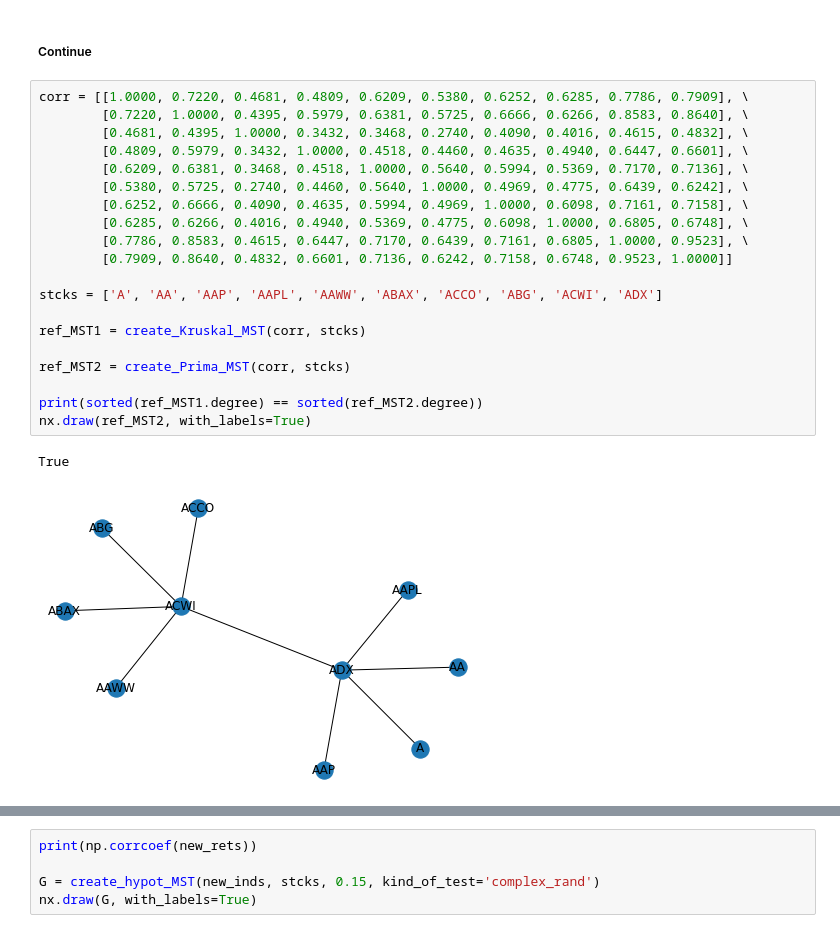
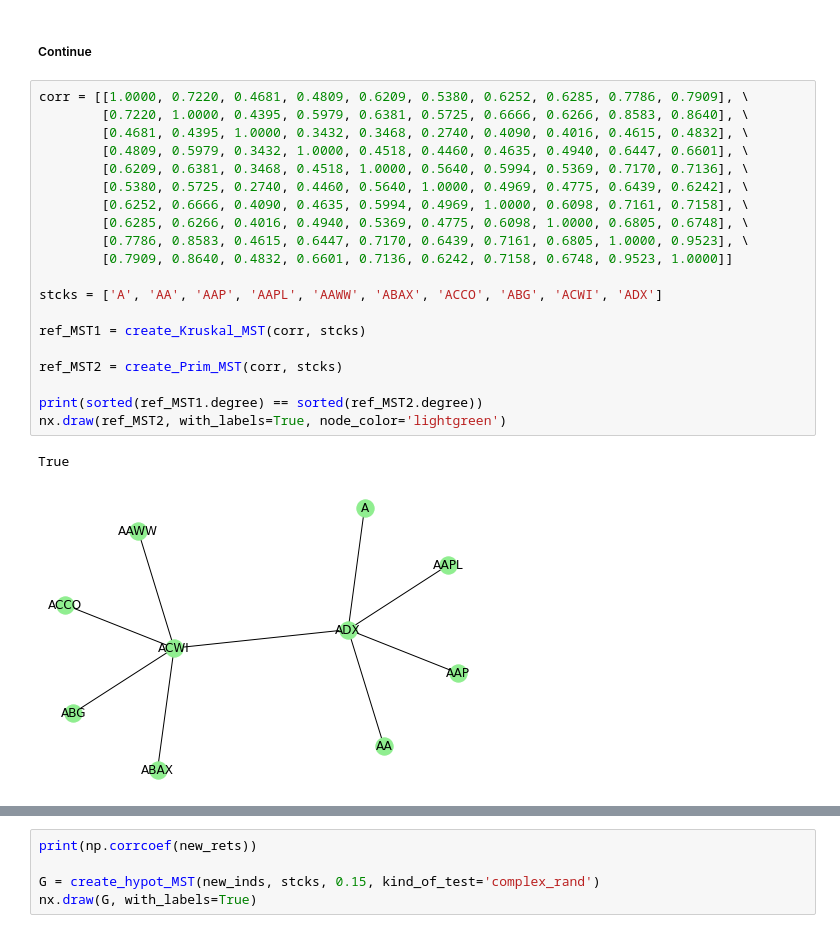
Before and after one commit to kislN/SignProcedure, a Jupyter notebook: main_rand_values.ipynb, the cells around one changed output, grey strips where cells are left out. Saved outputs shown, nothing was run; the diff lists cells and outputs as text.

```diff
--- a/main_rand_values.ipynb
+++ b/main_rand_values.ipynb
@@ -431,26 +406,26 @@ observations number = 100
 # %%
 corr = [[1.0000, 0.7220, 0.4681, 0.4809, 0.6209, 0.5380, 0.6252, 0.6285, 0.7786, 0.7909], \
         [0.7220, 1.0000, 0.4395, 0.5979, 0.6381, 0.5725, 0.6666, 0.6266, 0.8583, 0.8640], \
         [0.4681, 0.4395, 1.0000, 0.3432, 0.3468, 0.2740, 0.4090, 0.4016, 0.4615, 0.4832], \
         [0.4809, 0.5979, 0.3432, 1.0000, 0.4518, 0.4460, 0.4635, 0.4940, 0.6447, 0.6601], \
         [0.6209, 0.6381, 0.3468, 0.4518, 1.0000, 0.5640, 0.5994, 0.5369, 0.7170, 0.7136], \
         [0.5380, 0.5725, 0.2740, 0.4460, 0.5640, 1.0000, 0.4969, 0.4775, 0.6439, 0.6242], \
         [0.6252, 0.6666, 0.4090, 0.4635, 0.5994, 0.4969, 1.0000, 0.6098, 0.7161, 0.7158], \
         [0.6285, 0.6266, 0.4016, 0.4940, 0.5369, 0.4775, 0.6098, 1.0000, 0.6805, 0.6748], \
         [0.7786, 0.8583, 0.4615, 0.6447, 0.7170, 0.6439, 0.7161, 0.6805, 1.0000, 0.9523], \
         [0.7909, 0.8640, 0.4832, 0.6601, 0.7136, 0.6242, 0.7158, 0.6748, 0.9523, 1.0000]]
 
 stcks = ['A', 'AA', 'AAP', 'AAPL', 'AAWW', 'ABAX', 'ACCO', 'ABG', 'ACWI', 'ADX']
 
 ref_MST1 = create_Kruskal_MST(corr, stcks)
 
-ref_MST2 = create_Prima_MST(corr, stcks)
+ref_MST2 = create_Prim_MST(corr, stcks)
 
 print(sorted(ref_MST1.degree) == sorted(ref_MST2.degree))
-nx.draw(ref_MST2, with_labels=True)
+nx.draw(ref_MST2, with_labels=True, node_color='lightgreen')
 # %% [output]
 True
-[figure, old version]
+[figure, new version]
 # %%
 new_rets = get_norm_seq(corr, 100)
 new_inds = get_inds_matrix(new_rets)
```
Also changed, not shown: parts of 17 cells of this notebook, 3 other files.
